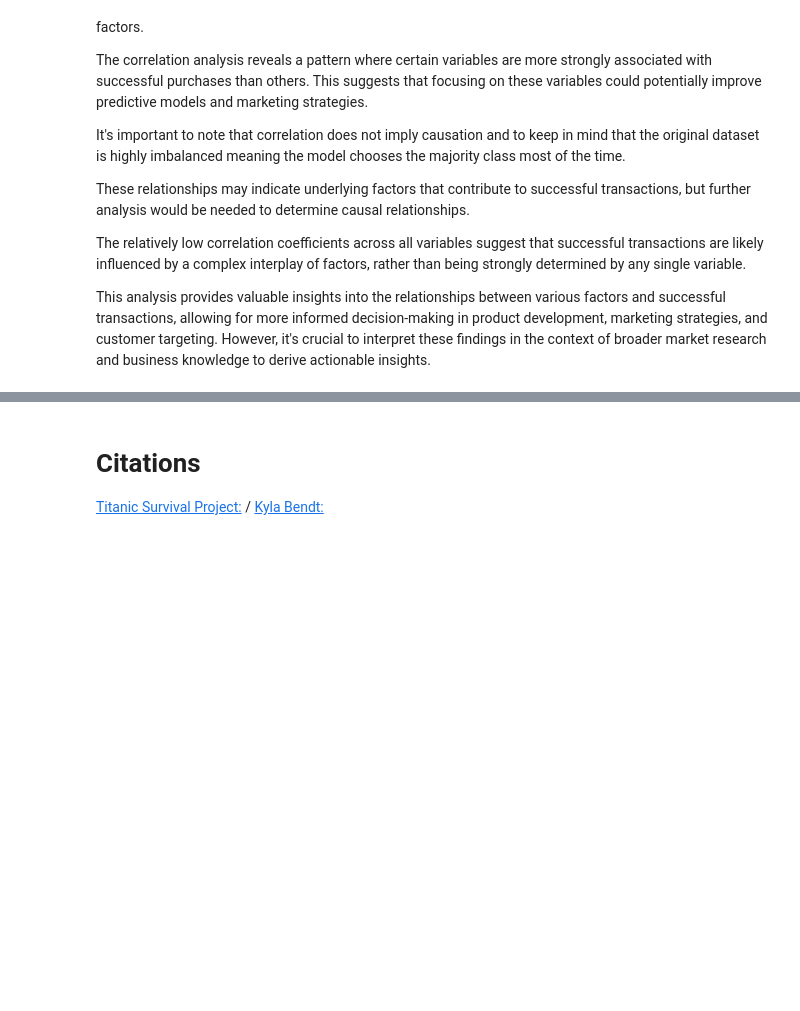
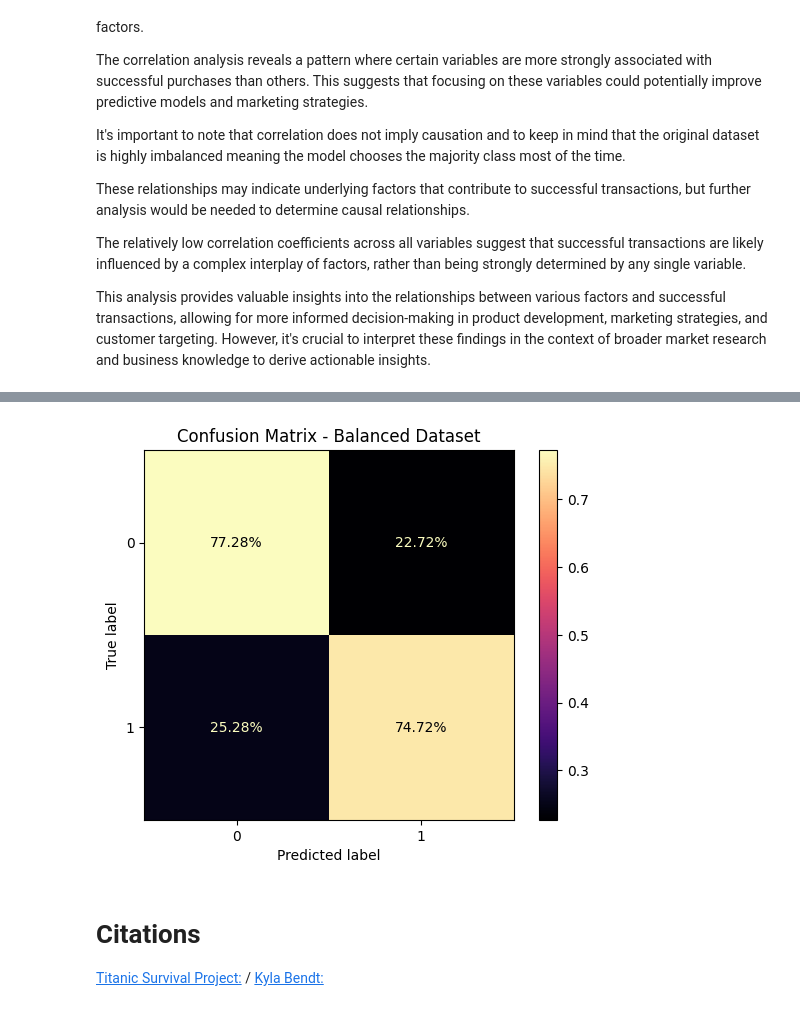
Before and after one commit to RSBalchII/project-1-transaction-data, a Jupyter notebook: project_1_transaction_prediction.ipynb, the cells around one changed output, grey strips where cells are left out. Saved outputs shown, nothing was run; the diff lists cells and outputs as text; code cells hidden in the pictures; blank space fills up the shorter version.

```diff
--- a/project_1_transaction_prediction.ipynb
+++ b/project_1_transaction_prediction.ipynb
@@ -413,3 +598,23 @@ print(feature_importances.sort_values(ascending=False).head(10))
+# %%
+X_train_balanced, X_test_balanced, y_train_balanced, y_test_balanced = train_test_split(X_balanced, y_balanced, test_size=0.2, random_state=42)
+
+# Retrain the model on the balanced dataset
+gnb_balanced = GaussianNB()
+gnb_balanced.fit(X_train_balanced, y_train_balanced)
+
+# Create the confusion matrix
+metrics.ConfusionMatrixDisplay.from_estimator(
+    gnb_balanced,
+    X_test_balanced,
+    y_test_balanced,
+    normalize='true',
+    values_format='.2%',
+    cmap='magma',
+)
+plt.title('Confusion Matrix - Balanced Dataset')
+plt.show()
+# %% [output]
+[figure, added]
 # %% [markdown]
 # Citations
 [Titanic Survival Project:](https://nbviewer.org/urls/ddc-datascience.s3.us-west-1.amazonaws.com/Projects/Example/Titanic.Survival.Prediction.Using.Naive.Bayes.ipynb)
```
Also changed, not shown: parts of 24 cells of this notebook.
